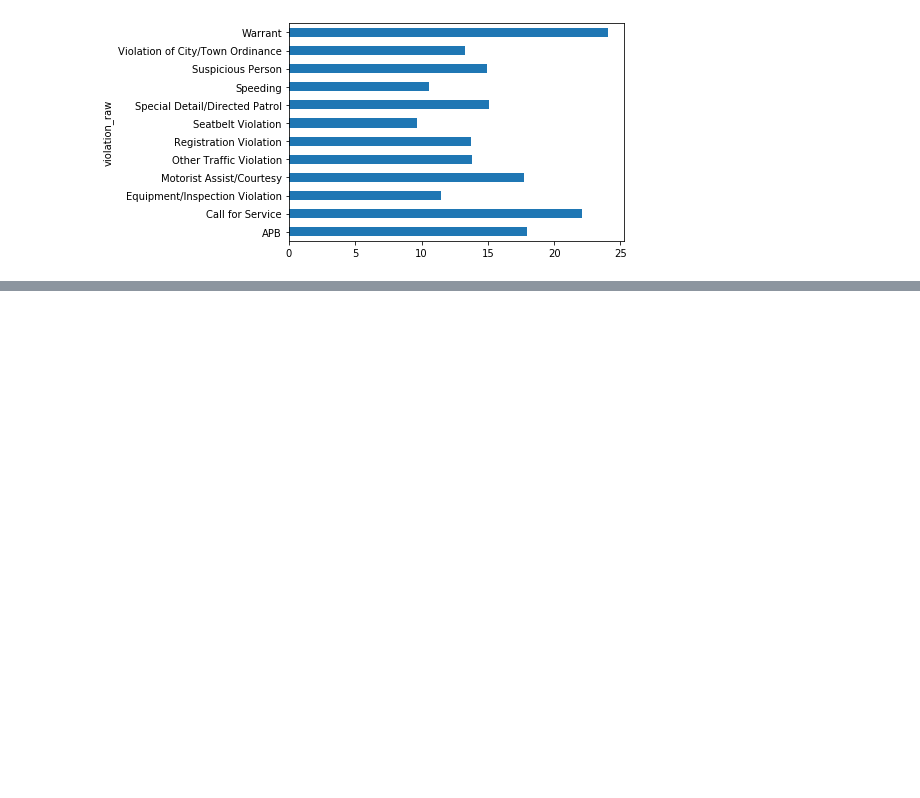
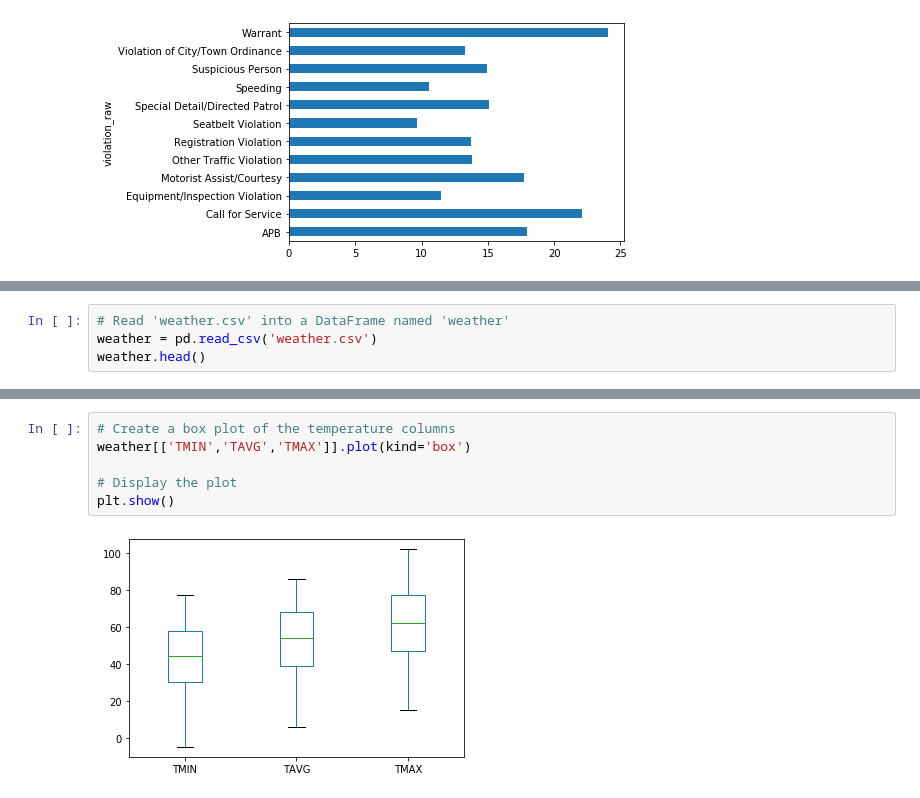
Before and after one commit to afminmax/DC-Data-Scientist-Lessons, a Jupyter notebook: 11-Police-Activity-Open-Data/police-activity-1.ipynb, the cells around one changed output, grey strips where cells are left out. Cells and saved outputs as stored; diff of their text form; blank space fills up the shorter version.

```diff
--- a/11-Police-Activity-Open-Data/police-activity-1.ipynb
+++ b/11-Police-Activity-Open-Data/police-activity-1.ipynb
@@ -882,0 +887,4 @@ plt.show()
+# %%
+# Read 'weather.csv' into a DataFrame named 'weather'
+weather = pd.read_csv('weather.csv')
+weather.head()
@@ -882,0 +912,8 @@ plt.show()
+# %%
+# Create a box plot of the temperature columns
+weather[['TMIN','TAVG','TMAX']].plot(kind='box')
+
+# Display the plot
+plt.show()
+# %% [output]
+[figure, added]
```
Also changed, not shown: parts of 39 cells of this notebook.
